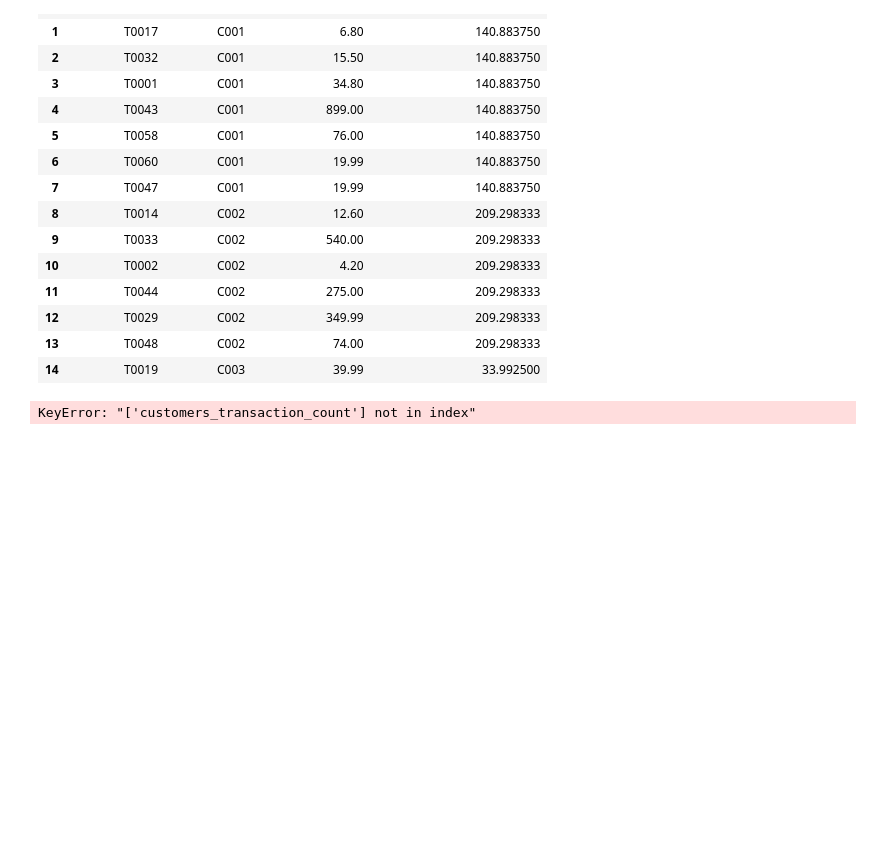
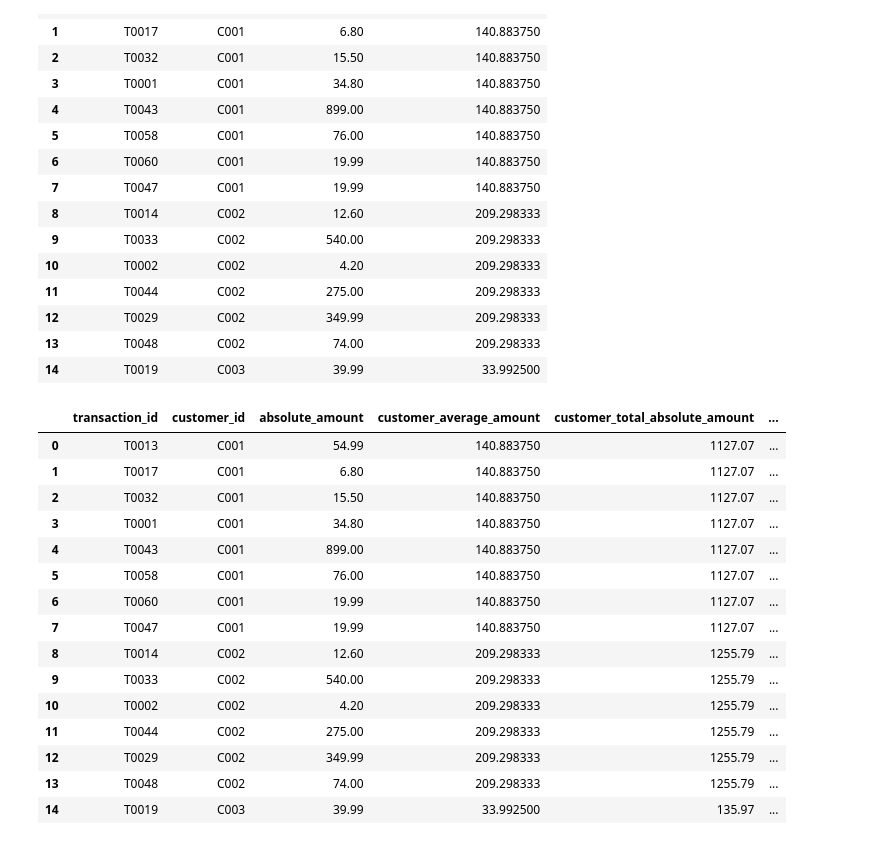
Before and after one commit to glezirene/transaction-intelligence, a Jupyter notebook: notebooks/05_business_analysis.ipynb, the cells around one changed output. Saved outputs shown, nothing was run; the diff lists cells and outputs as text; code cells hidden in the pictures; blank space fills up the shorter version.

```diff
--- a/notebooks/05_business_analysis.ipynb
+++ b/notebooks/05_business_analysis.ipynb
@@ -805,13 +810,28 @@ transactions["customer_transaction_count"] = (transactions.groupby("customer_id"
 # %%
 transactions[
     [
         "transaction_id",
         "customer_id",
         "absolute_amount",
         "customer_average_amount",
         "customer_total_absolute_amount",
-        "customers_transaction_count",
+        "customer_transaction_count",
     ]
 ].head(15)
 # %% [output]
-KeyError: "['customers_transaction_count'] not in index"
+|  | transaction_id | customer_id | absolute_amount | customer_average_amount | customer_total_absolute_amount | ... |
+| 0 | T0013 | C001 | 54.99 | 140.883750 | 1127.07 | ... |
+| 1 | T0017 | C001 | 6.80 | 140.883750 | 1127.07 | ... |
+| 2 | T0032 | C001 | 15.50 | 140.883750 | 1127.07 | ... |
+| 3 | T0001 | C001 | 34.80 | 140.883750 | 1127.07 | ... |
+| 4 | T0043 | C001 | 899.00 | 140.883750 | 1127.07 | ... |
+| 5 | T0058 | C001 | 76.00 | 140.883750 | 1127.07 | ... |
+| 6 | T0060 | C001 | 19.99 | 140.883750 | 1127.07 | ... |
+| 7 | T0047 | C001 | 19.99 | 140.883750 | 1127.07 | ... |
+| 8 | T0014 | C002 | 12.60 | 209.298333 | 1255.79 | ... |
+| 9 | T0033 | C002 | 540.00 | 209.298333 | 1255.79 | ... |
+| 10 | T0002 | C002 | 4.20 | 209.298333 | 1255.79 | ... |
+| 11 | T0044 | C002 | 275.00 | 209.298333 | 1255.79 | ... |
+| 12 | T0029 | C002 | 349.99 | 209.298333 | 1255.79 | ... |
+| 13 | T0048 | C002 | 74.00 | 209.298333 | 1255.79 | ... |
+| 14 | T0019 | C003 | 39.99 | 33.992500 | 135.97 | ... |
```
Also changed, not shown: parts of 14 cells of this notebook.
